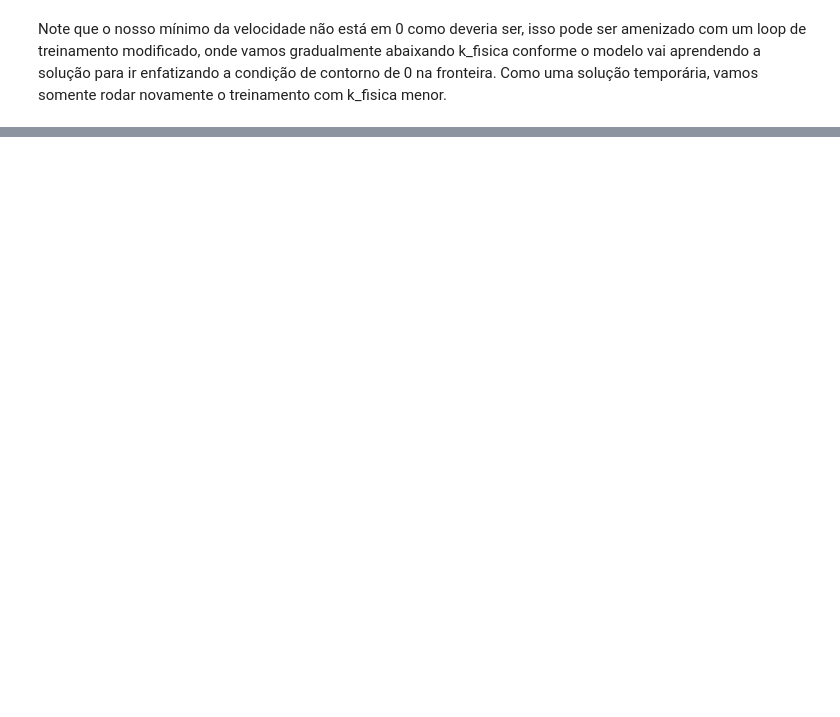
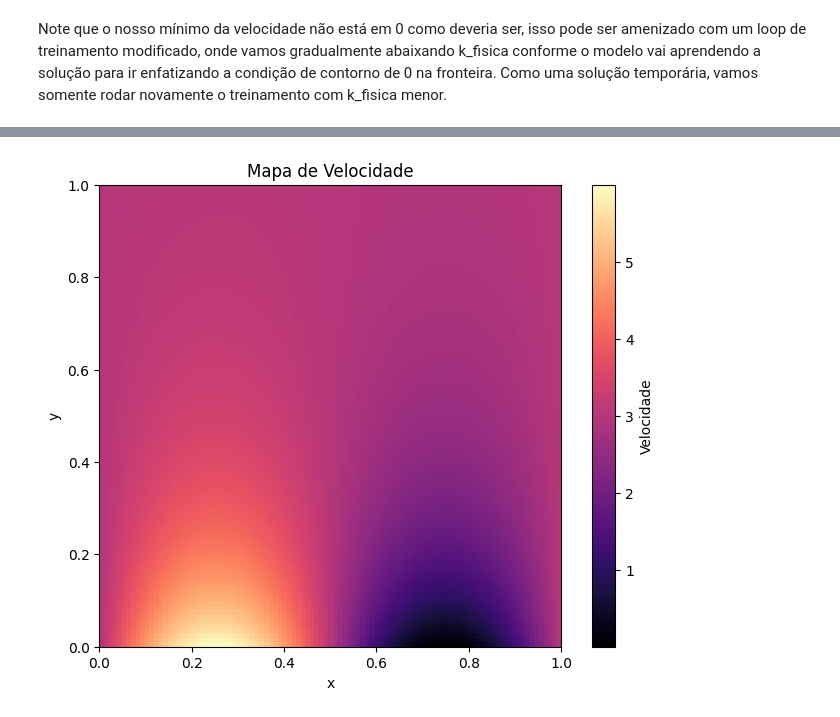
Before and after one commit to monnomero/IA-para-fisica, a Jupyter notebook: aula4.ipynb, the cells around one changed output, grey strips where cells are left out. Saved outputs shown, nothing was run; the diff lists cells and outputs as text; code cells hidden in the pictures; blank space fills up the shorter version.

```diff
--- a/aula4.ipynb
+++ b/aula4.ipynb
@@ -185,0 +248,5 @@ Melhorou um pouco, infelizmente essa tarefa é um pouco difícil de realizar e m
+# %%
+modelo = Sequential([Input((2,)),
+                    Dense(64,activation="tanh"),
+                    Dense(64,activation="tanh"),
+                    Dense(1,activation="linear")])
@@ -185,0 +292,45 @@ Melhorou um pouco, infelizmente essa tarefa é um pouco difícil de realizar e m
+# %%
+def plotar_velocidade():
+    dx_plot = 0.01
+
+    xs_plot = np.arange(x_inicial, x_final+dx_plot, dx_plot ,dtype="float32")
+    ys_plot = np.arange(t_inicial, t_final+dx_plot, dx_plot ,dtype="float32")
+    sigma_plot = []
+
+    for x in xs_plot:
+        for y in ys_plot:
+            sigma_plot.append([x, y])
+
+    sigma_plot = tf.convert_to_tensor(sigma_plot)
+    prev = np.array(modelo(sigma_plot)).reshape(-1)
+    cont1=0
+    cont2=0
+    valores_velocidade = np.zeros((len(xs_plot),len(ys_plot)))
+
+    for i in range(len(sigma_plot)):
+        valores_velocidade[cont1,cont2] = prev[i]
+        cont2+=1
+        if cont2==len(ys_plot):
+            cont1+=1
+            cont2=0
+
+    valores_velocidade = valores_velocidade.T
+
+
+    plt.figure(figsize=(8, 6))
+    plt.imshow(
+        valores_velocidade,
+        extent=(x_inicial, x_final, t_inicial, t_final),
+        origin="lower",
+        cmap='magma',
+        interpolation='nearest'
+    )
+    plt.colorbar(label='Velocidade')
+    plt.title('Mapa de Velocidade')
+    plt.xlabel('x')
+    plt.ylabel('y')
+    plt.show()
+
+plotar_velocidade()
+# %% [output]
+[figure, added]
```
Also changed, not shown: parts of 19 cells of this notebook.
